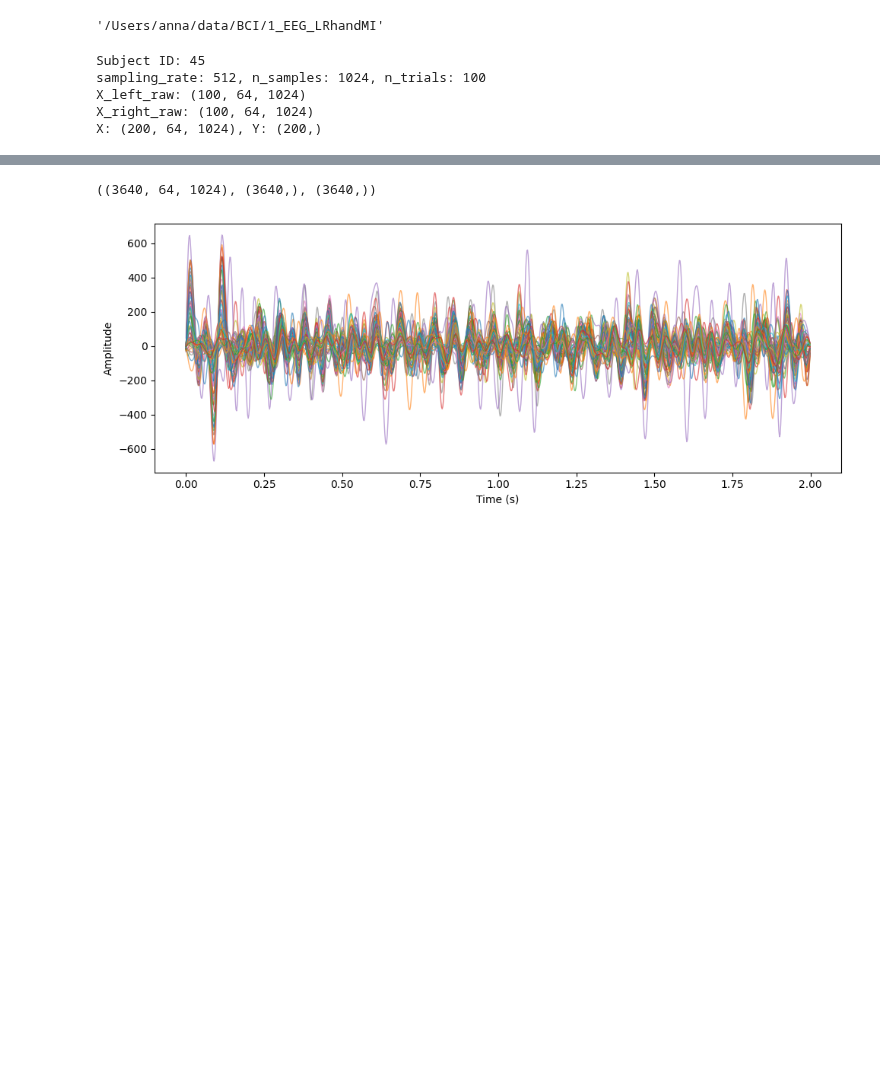
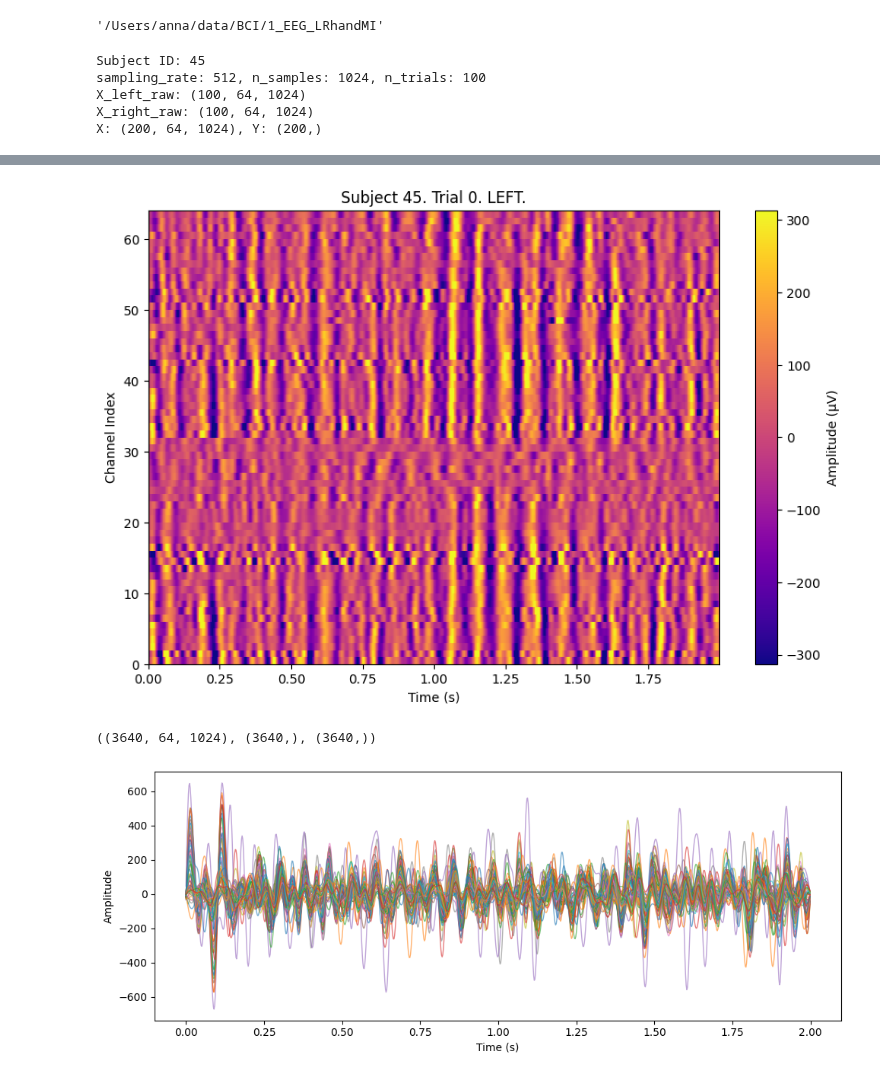
Before and after one commit to annzb/eeg-mi-decoders, a Jupyter notebook: data/ds1.ipynb, the cells around one changed output, grey strips where cells are left out. Drawn from its saved outputs; the diff is of its cells as text; code cells hidden in the pictures; blank space fills up the shorter version.

```diff
--- a/data/ds1.ipynb
+++ b/data/ds1.ipynb
@@ -374,3 +279,7 @@ subject45.plot_head(trial=0)
+# %%
+subject45.plot_trial(trial=0)
+# %% [output]
+[figure, added]
 # %%
 X, Y, groups = ds.get_XY()
 X.shape, Y.shape, groups.shape
```
Also changed, not shown: parts of 7 cells of this notebook, 1 other file.
